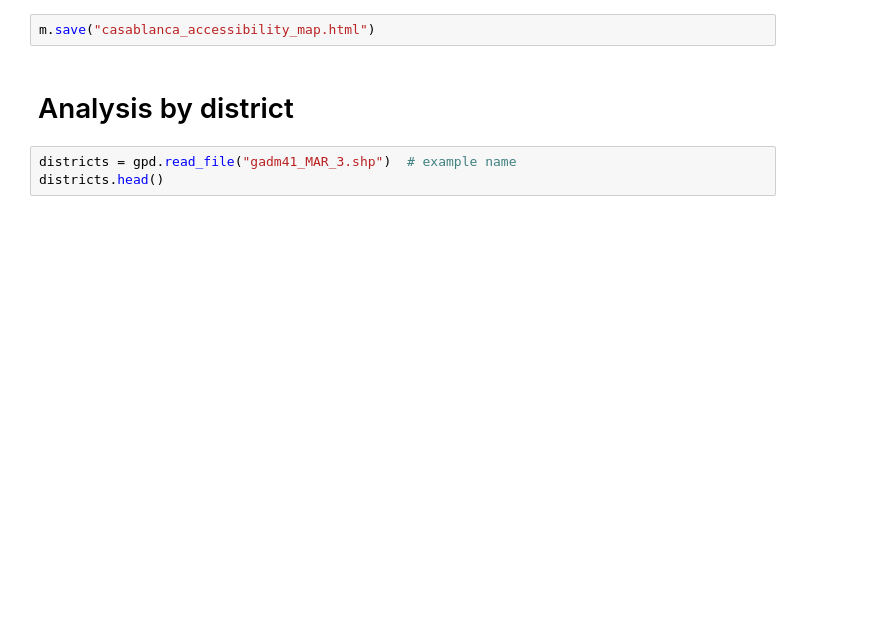
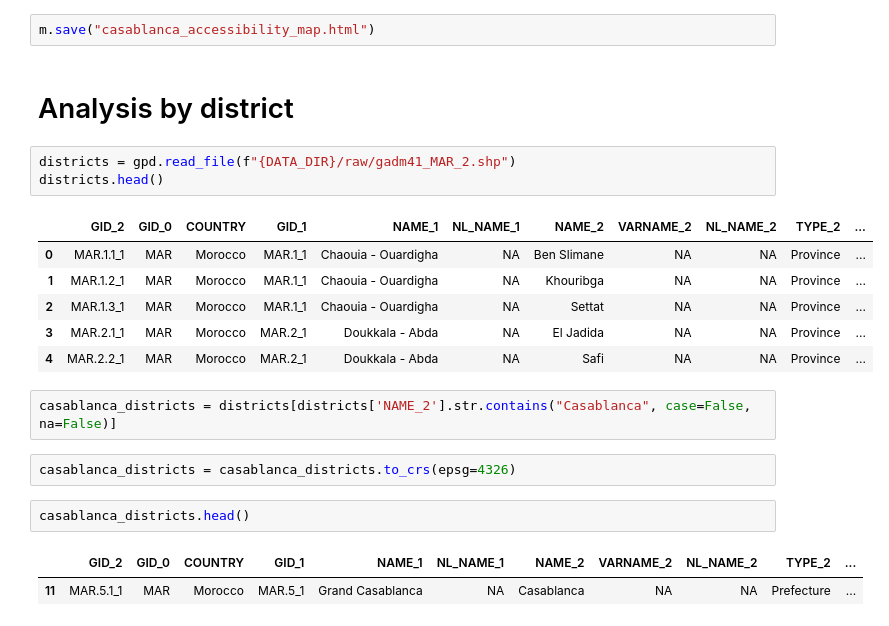
Before and after one commit to afkk25/capstone_repo, a Jupyter notebook: notebooks/03_data_analysis.ipynb, the cells around one changed output. Cells and saved outputs as stored; diff of their text form; blank space fills up the shorter version.

```diff
--- a/notebooks/03_data_analysis.ipynb
+++ b/notebooks/03_data_analysis.ipynb
@@ -115,5 +115,21 @@ m.save("casablanca_accessibility_map.html")
 # %% [markdown]
 # Analysis by district
 # %%
-districts = gpd.read_file("gadm41_MAR_3.shp")  # example name
+districts = gpd.read_file(f"{DATA_DIR}/raw/gadm41_MAR_2.shp")
 districts.head()
+# %% [output]
+|  | GID_2 | GID_0 | COUNTRY | GID_1 | NAME_1 | NL_NAME_1 | NAME_2 | VARNAME_2 | NL_NAME_2 | TYPE_2 | ... |
+| 0 | MAR.1.1_1 | MAR | Morocco | MAR.1_1 | Chaouia - Ouardigha | NA | Ben Slimane | NA | NA | Province | ... |
+| 1 | MAR.1.2_1 | MAR | Morocco | MAR.1_1 | Chaouia - Ouardigha | NA | Khouribga | NA | NA | Province | ... |
+| 2 | MAR.1.3_1 | MAR | Morocco | MAR.1_1 | Chaouia - Ouardigha | NA | Settat | NA | NA | Province | ... |
+| 3 | MAR.2.1_1 | MAR | Morocco | MAR.2_1 | Doukkala - Abda | NA | El Jadida | NA | NA | Province | ... |
+| 4 | MAR.2.2_1 | MAR | Morocco | MAR.2_1 | Doukkala - Abda | NA | Safi | NA | NA | Province | ... |
+# %%
+casablanca_districts = districts[districts['NAME_2'].str.contains("Casablanca", case=False, na=False)]
+# %%
+casablanca_districts = casablanca_districts.to_crs(epsg=4326)
+# %%
+casablanca_districts.head()
+# %% [output]
+|  | GID_2 | GID_0 | COUNTRY | GID_1 | NAME_1 | NL_NAME_1 | NAME_2 | VARNAME_2 | NL_NAME_2 | TYPE_2 | ... |
+| 11 | MAR.5.1_1 | MAR | Morocco | MAR.5_1 | Grand Casablanca | NA | Casablanca | NA | NA | Prefecture | ... |
```
Also changed, not shown: parts of 2 cells of this notebook, 3 other files.
